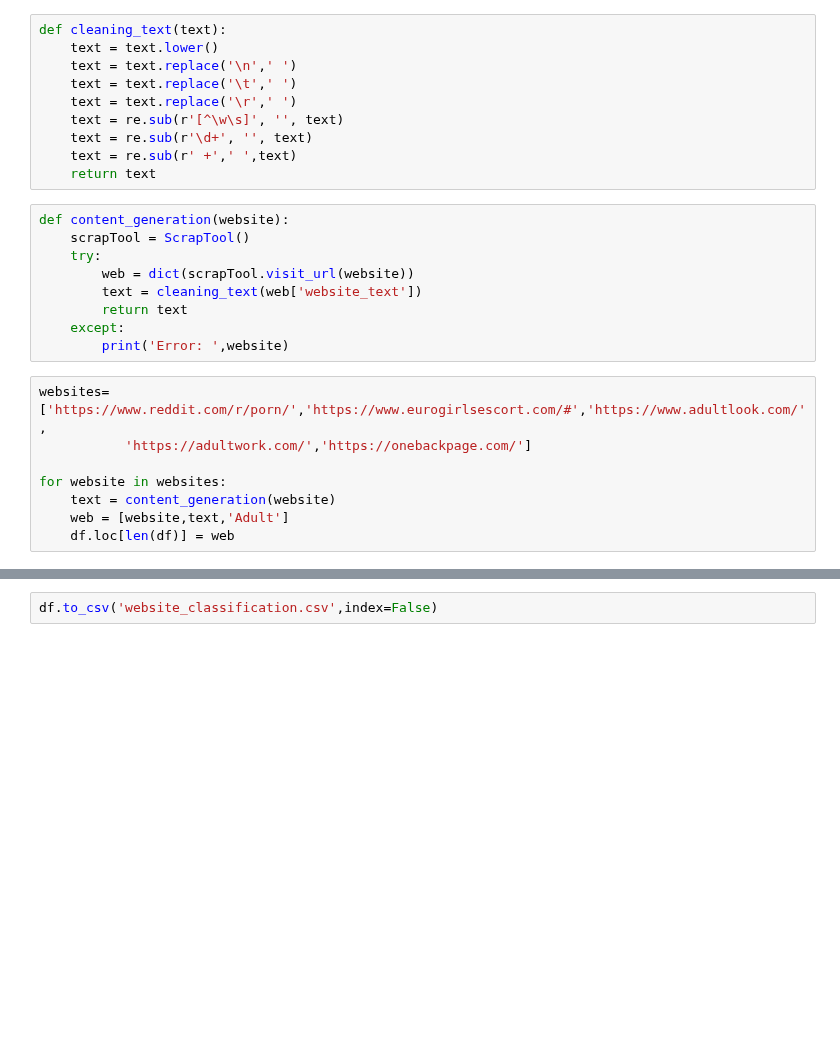
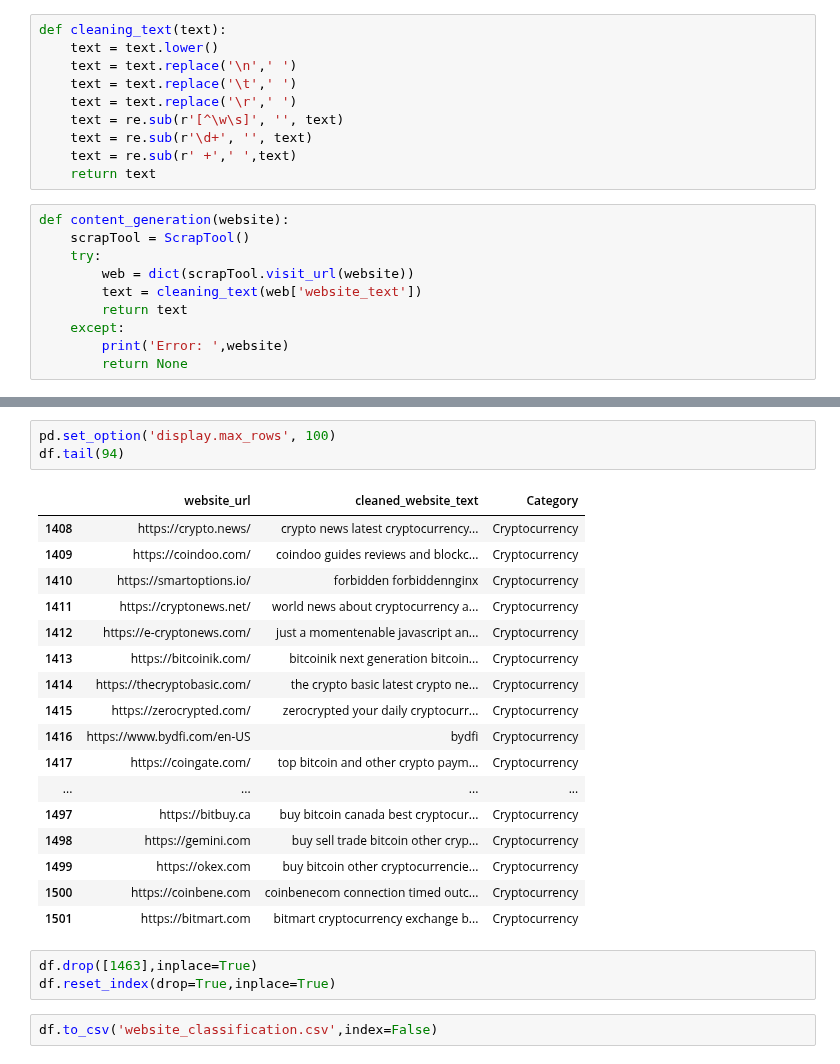
Before and after one commit to Shreyas-hacker/Webpages, a Jupyter notebook: generate_data.ipynb, the cells around one changed output, grey strips where cells are left out. Drawn from its saved outputs; the diff is of its cells as text; blank space fills up the shorter version.

```diff
--- a/generate_data.ipynb
+++ b/generate_data.ipynb
@@ -97,11 +97,4 @@ def content_generation(website):
         return text
     except:
         print('Error: ',website)
+        return None
-# %%
-websites= ['https://www.reddit.com/r/porn/','https://www.eurogirlsescort.com/#','https://www.adultlook.com/',
-           'https://adultwork.com/','https://onebackpage.com/']
-
-for website in websites:
-    text = content_generation(website)
-    web = [website,text,'Adult']
-    df.loc[len(df)] = web
@@ -117,2 +174,26 @@ df.tail()
+# %%
+pd.set_option('display.max_rows', 100)
+df.tail(94)
+# %% [output]
+|  | website_url | cleaned_website_text | Category |
+| 1408 | https://crypto.news/ | crypto news latest cryptocurrency... | Cryptocurrency |
+| 1409 | https://coindoo.com/ | coindoo guides reviews and blockc... | Cryptocurrency |
+| 1410 | https://smartoptions.io/ | forbidden forbiddennginx | Cryptocurrency |
+| 1411 | https://cryptonews.net/ | world news about cryptocurrency a... | Cryptocurrency |
+| 1412 | https://e-cryptonews.com/ | just a momentenable javascript an... | Cryptocurrency |
+| 1413 | https://bitcoinik.com/ | bitcoinik next generation bitcoin... | Cryptocurrency |
+| 1414 | https://thecryptobasic.com/ | the crypto basic latest crypto ne... | Cryptocurrency |
+| 1415 | https://zerocrypted.com/ | zerocrypted your daily cryptocurr... | Cryptocurrency |
+| 1416 | https://www.bydfi.com/en-US | bydfi | Cryptocurrency |
+| 1417 | https://coingate.com/ | top bitcoin and other crypto paym... | Cryptocurrency |
+| ... | ... | ... | ... |
+| 1497 | https://bitbuy.ca | buy bitcoin canada best cryptocur... | Cryptocurrency |
+| 1498 | https://gemini.com | buy sell trade bitcoin other cryp... | Cryptocurrency |
+| 1499 | https://okex.com | buy bitcoin other cryptocurrencie... | Cryptocurrency |
+| 1500 | https://coinbene.com | coinbenecom connection timed outc... | Cryptocurrency |
+| 1501 | https://bitmart.com | bitmart cryptocurrency exchange b... | Cryptocurrency |
+# %%
+df.drop([1463],inplace=True)
+df.reset_index(drop=True,inplace=True)
 # %%
 df.to_csv('website_classification.csv',index=False)
```
Also changed, not shown: parts of 3 cells of this notebook, 3 other files.
